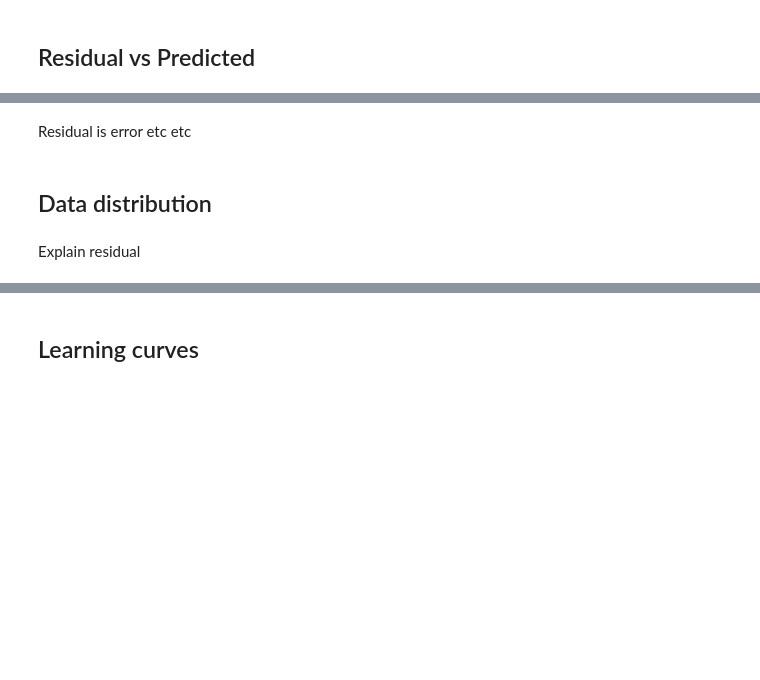
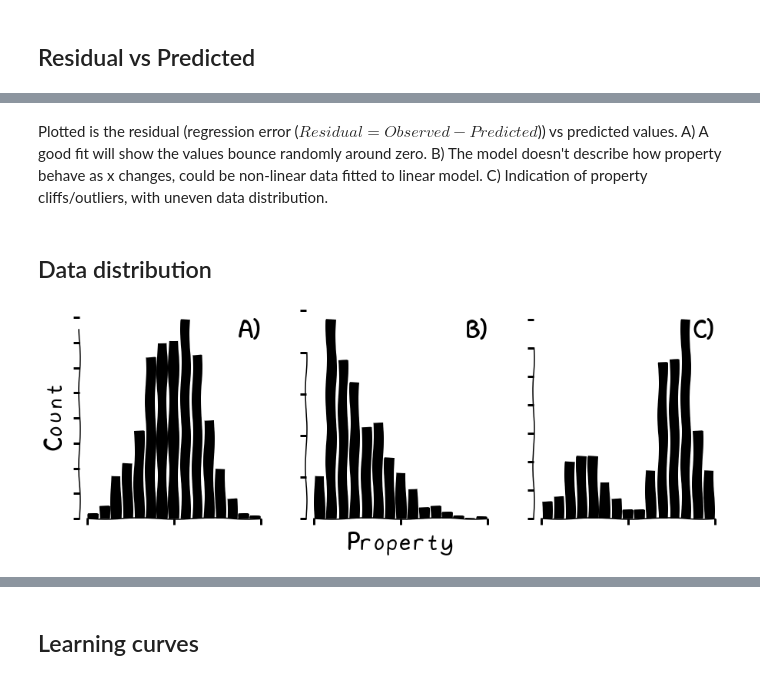
Before and after one commit to charnley/matplotlib-views, a Jupyter notebook: notebooks/teach_plots.ipynb, the cells around one changed output, grey strips where cells are left out. Cells and saved outputs as stored; diff of their text form; code cells hidden in the pictures; blank space fills up the shorter version.

```diff
--- a/notebooks/teach_plots.ipynb
+++ b/notebooks/teach_plots.ipynb
@@ -128,6 +183,49 @@ for ax in axs:
-# %% [markdown]
-Residual is error etc etc
+# %% [markdown]
+Plotted is the residual (regression error ($Residual = Observed - Predicted$)) vs predicted values. A) A good fit will show the values bounce randomly around zero. B) The model doesn't describe how property behave as x changes, could be non-linear data fitted to linear model. C) Indication of property cliffs/outliers, with uneven data distribution.
 # %% [markdown]
 ## Data distribution
-# %% [markdown]
-Explain residual
+# %%
+@styles.use_teach
+def data_distribution():
+
+    size = 5
+    n_ax = 3
+
+    fig, axs = plt.subplots(
+        1,
+        n_ax,
+        sharey=False,
+        sharex=False,
+        figsize=(n_ax * size, size),
+    )
+    hist_kwargs = dict(bins=15, color="k", rwidth=0.85,)
+
+    data_a = np.random.normal(size=500, scale=1)
+    data_b = (
+        np.random.normal(loc=0.0, size=2_000, scale=10)
+    )
+    data_b = data_b[np.where(data_b > 0.1)]
+    data_b = list(data_b) + list(np.random.normal(loc=0.0, size=100))
+
+    data_c = (
+        list(np.random.normal(loc=10.0, size=250, scale=2)) +
+        list(np.random.normal(scale=2, loc=0.0,size=100))
+    )
+
+    data_list = [data_a, data_b, data_c]
+
+    for ax, data in zip(axs, data_list):
+        ax.hist(data, **hist_kwargs)
+        ax.set_xticks(styles.simple_ticks(data))
+
+    axs[0].set_ylabel("Count")
+    axs[1].set_xlabel("Property")
+
+    # Dumb axes
+    styles.name_axes(axs)
+    styles.simple_axes(axs)
+
+
+data_distribution()
+# %% [output]
+[figure, added]
```
Also changed, not shown: parts of 12 cells of this notebook, 2 other files.
